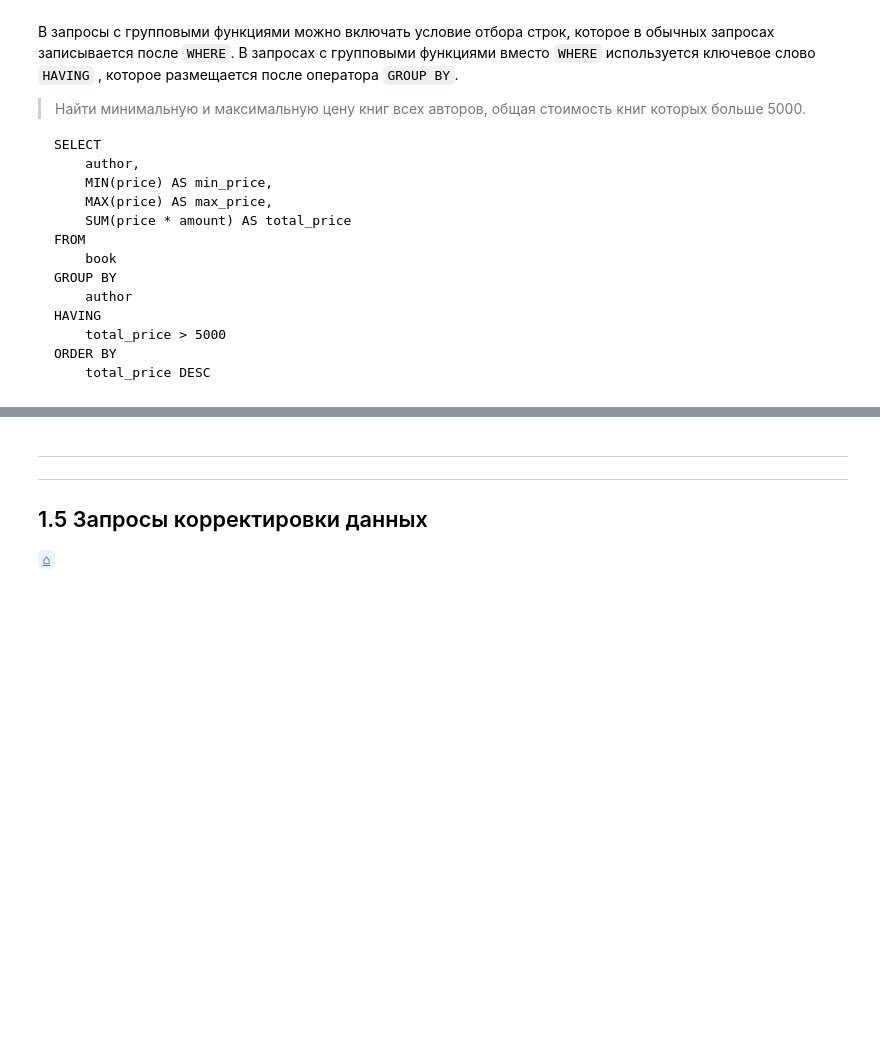
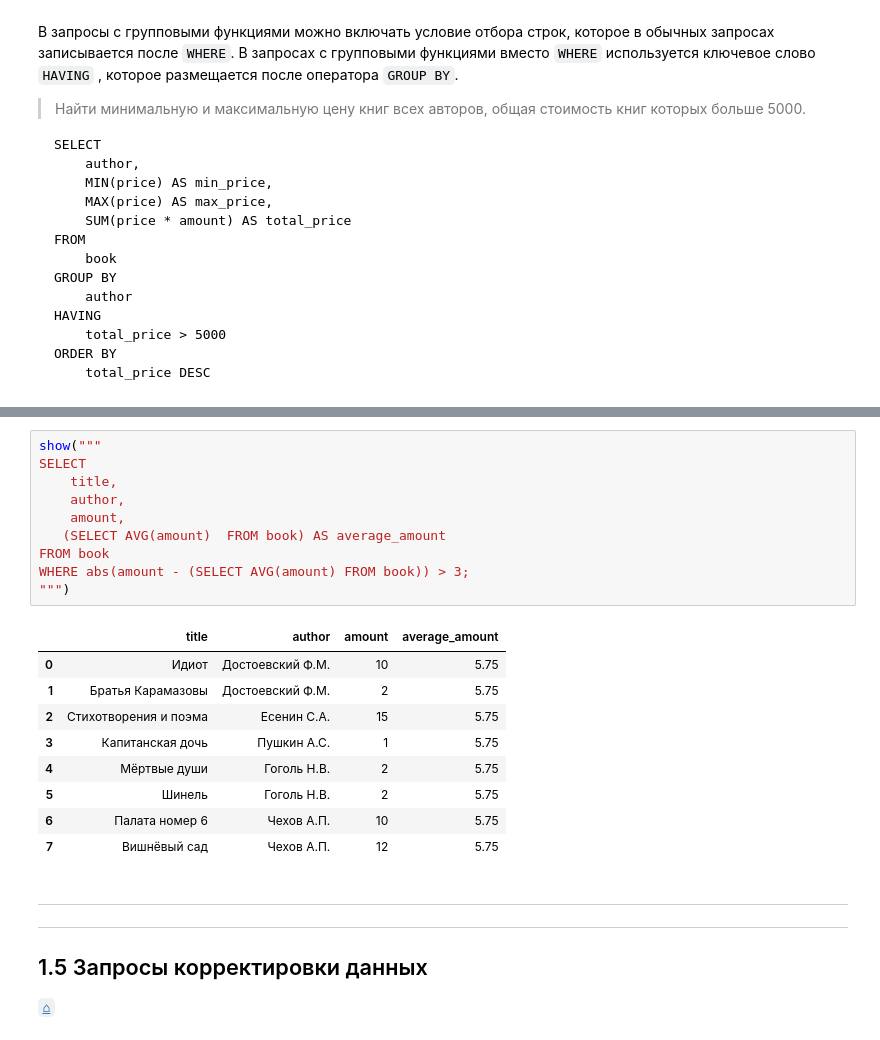
Before and after one commit to KlukvaMors/SQL-basic, a Jupyter notebook: chapter1.ipynb, the cells around one changed output, grey strips where cells are left out. Drawn from its saved outputs; the diff is of its cells as text; blank space fills up the shorter version.

```diff
--- a/chapter1.ipynb
+++ b/chapter1.ipynb
@@ -1298,3 +1482,23 @@ PostgreSQL: FROM => WHERE = GROUP BY = HAVING = SELECT = DISTINCT = ORDER BY = L
+# %%
+show("""
+SELECT
+    title,
+    author,
+    amount,
+   (SELECT AVG(amount)  FROM book) AS average_amount
+FROM book
+WHERE abs(amount - (SELECT AVG(amount) FROM book)) > 3;
+""")
+# %% [output]
+|  | title | author | amount | average_amount |
+| 0 | Идиот | Достоевский Ф.М. | 10 | 5.75 |
+| 1 | Братья Карамазовы | Достоевский Ф.М. | 2 | 5.75 |
+| 2 | Стихотворения и поэма | Есенин С.А. | 15 | 5.75 |
+| 3 | Капитанская дочь | Пушкин А.С. | 1 | 5.75 |
+| 4 | Мёртвые души | Гоголь Н.В. | 2 | 5.75 |
+| 5 | Шинель | Гоголь Н.В. | 2 | 5.75 |
+| 6 | Палата номер 6 | Чехов А.П. | 10 | 5.75 |
+| 7 | Вишнёвый сад | Чехов А.П. | 12 | 5.75 |
 # %% [markdown]
 <hr>
 <hr style="margin-top: 200px">
```
Also changed, not shown: parts of 25 cells of this notebook.
